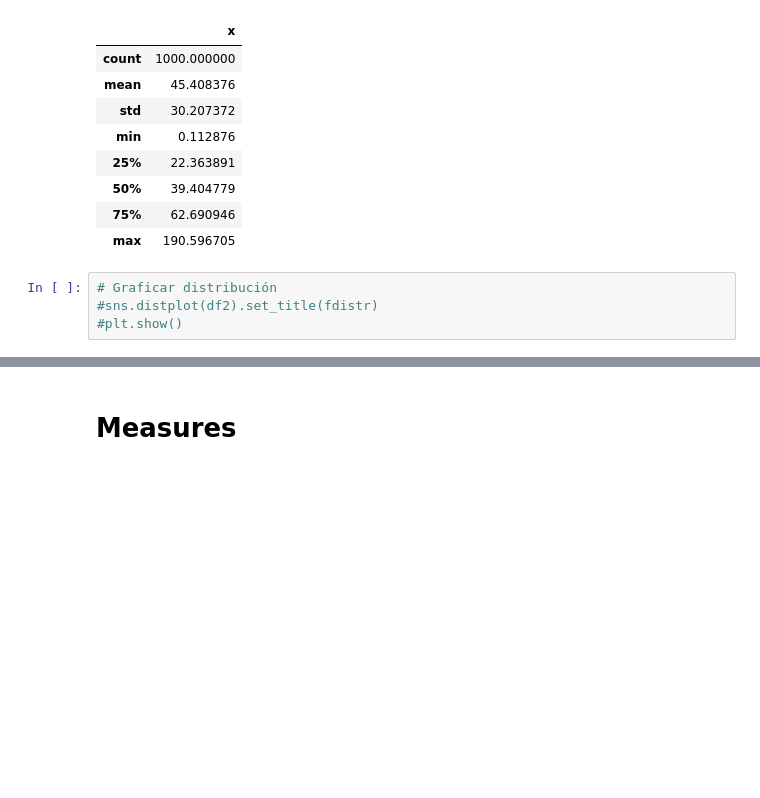
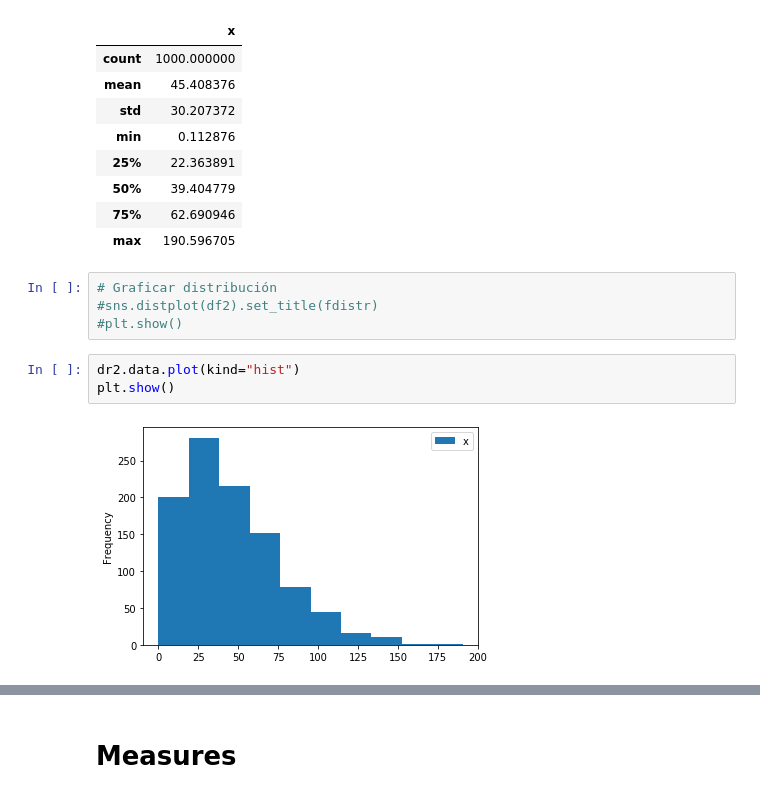
Before and after one commit to ngrion/apode, a Jupyter notebook: apode/doc/Tutorial.ipynb, the cells around one changed output, grey strips where cells are left out. Saved outputs shown, nothing was run; the diff lists cells and outputs as text; blank space fills up the shorter version.

```diff
--- a/apode/doc/Tutorial.ipynb
+++ b/apode/doc/Tutorial.ipynb
@@ -106,3 +106,8 @@ dr2.describe()
 # Graficar distribución
 #sns.distplot(df2).set_title(fdistr)
 #plt.show()
+# %%
+dr2.data.plot(kind="hist")
+plt.show()
+# %% [output]
+[figure, added]
```
Also changed, not shown: parts of 8 cells of this notebook, 4 other files.
